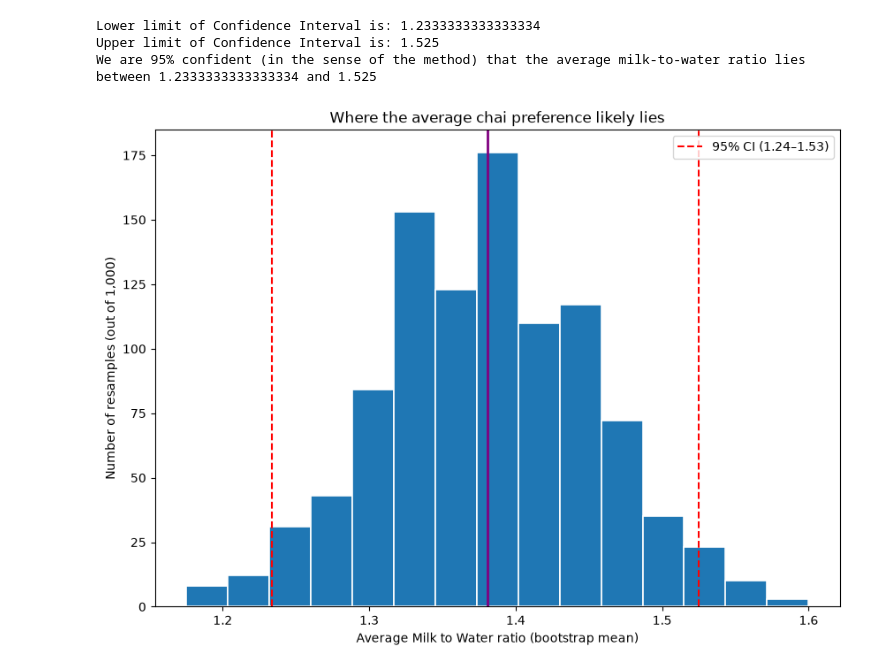
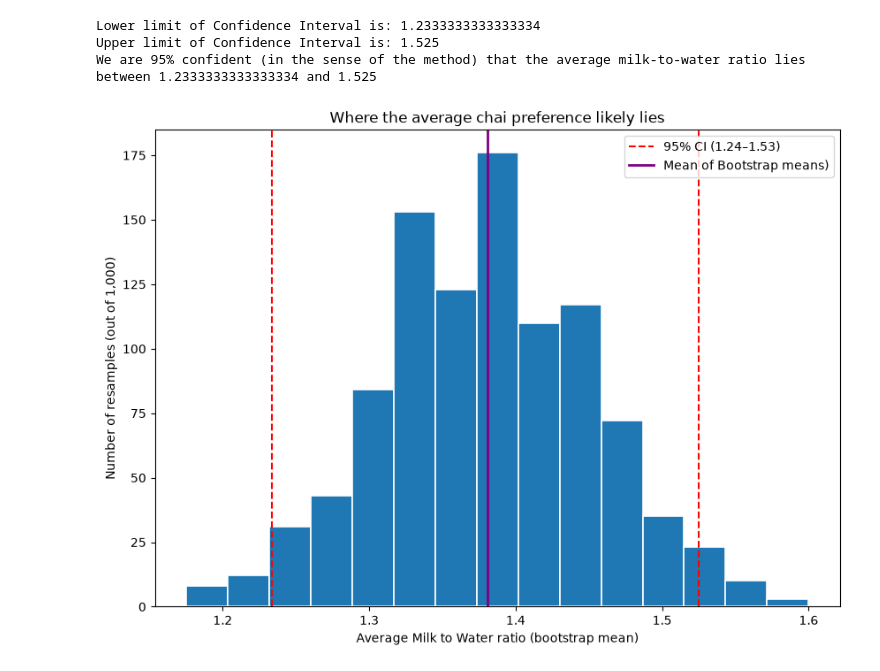
Before and after one commit to Rupali-Gauravaram/dev-prompt-generator, a Jupyter notebook: posts/post_02.ipynb, the cells around one changed output. Saved outputs shown, nothing was run; the diff lists cells and outputs as text; code cells hidden in the pictures.

```diff
--- a/posts/post_02.ipynb
+++ b/posts/post_02.ipynb
@@ -60,13 +60,13 @@ We are 95% confident (in the sense of the method) that the average milk-to-water
 # %%
 plt.figure(figsize=(10,7))
 plt.hist(bootstrap_means, bins=15, edgecolor='white', linewidth=1.2)
 plt.axvline(lower_lim, color='red', linestyle = '--',label='95% CI (1.24–1.53)')
 plt.axvline(upper_lim, color='red', linestyle = '--')
-plt.axvline(bootstrap_means.mean(), color='purple', linewidth=2)
+plt.axvline(bootstrap_means.mean(), color='purple', linewidth=2, label='Mean of Bootstrap means)')
 plt.xlabel('Average Milk to Water ratio (bootstrap mean)')
 plt.ylabel('Number of resamples (out of 1,000)')
 plt.title('Where the average chai preference likely lies')
 plt.legend()
 plt.show()
 # %% [output]
-[figure, old version]
+[figure, new version]
```
Also changed, not shown: parts of 1 cell of this notebook.
